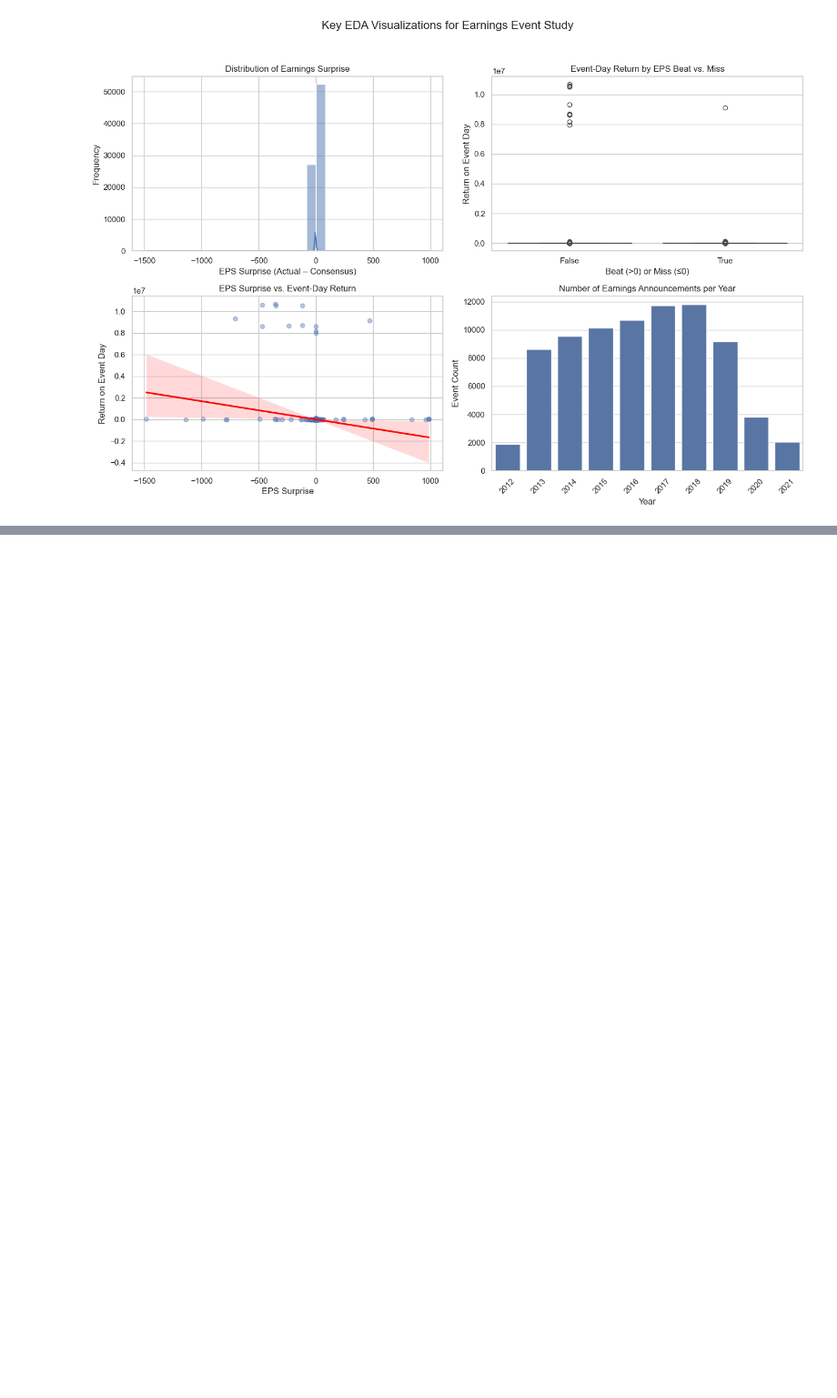
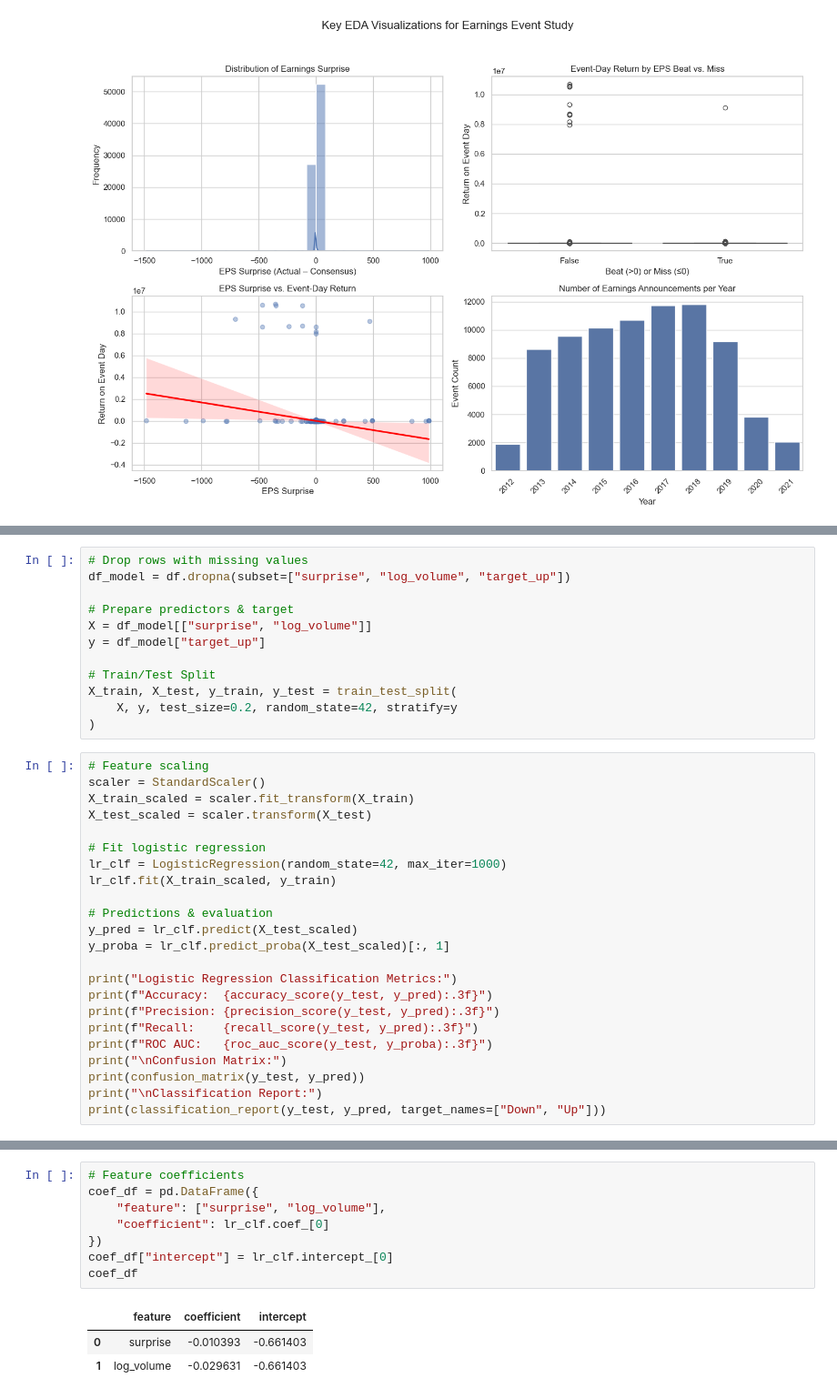
Before and after one commit to edfan1/CIS5450FinalProject, a Jupyter notebook: Notebook.ipynb, the cells around one changed output, grey strips where cells are left out. Shown: that part at 91% size. Drawn from its saved outputs; the diff is of its cells as text; blank space fills up the shorter version.

```diff
--- a/Notebook.ipynb
+++ b/Notebook.ipynb
@@ -147,0 +314,35 @@ plt.show()
+# %%
+# Drop rows with missing values
+df_model = df.dropna(subset=["surprise", "log_volume", "target_up"])
+
+# Prepare predictors & target
+X = df_model[["surprise", "log_volume"]]
+y = df_model["target_up"]
+
+# Train/Test Split
+X_train, X_test, y_train, y_test = train_test_split(
+    X, y, test_size=0.2, random_state=42, stratify=y
+)
+# %%
+# Feature scaling
+scaler = StandardScaler()
+X_train_scaled = scaler.fit_transform(X_train)
+X_test_scaled = scaler.transform(X_test)
+
+# Fit logistic regression
+lr_clf = LogisticRegression(random_state=42, max_iter=1000)
+lr_clf.fit(X_train_scaled, y_train)
+
+# Predictions & evaluation
+y_pred = lr_clf.predict(X_test_scaled)
+y_proba = lr_clf.predict_proba(X_test_scaled)[:, 1]
+
+print("Logistic Regression Classification Metrics:")
+print(f"Accuracy:  {accuracy_score(y_test, y_pred):.3f}")
+print(f"Precision: {precision_score(y_test, y_pred):.3f}")
+print(f"Recall:    {recall_score(y_test, y_pred):.3f}")
+print(f"ROC AUC:   {roc_auc_score(y_test, y_proba):.3f}")
+print("\nConfusion Matrix:")
+print(confusion_matrix(y_test, y_pred))
+print("\nClassification Report:")
+print(classification_report(y_test, y_pred, target_names=["Down", "Up"]))
@@ -147,0 +369,12 @@ plt.show()
+# %%
+# Feature coefficients
+coef_df = pd.DataFrame({
+    "feature": ["surprise", "log_volume"],
+    "coefficient": lr_clf.coef_[0]
+})
+coef_df["intercept"] = lr_clf.intercept_[0]
+coef_df
+# %% [output]
+|  | feature | coefficient | intercept |
+| 0 | surprise | -0.010393 | -0.661403 |
+| 1 | log_volume | -0.029631 | -0.661403 |
```
Also changed, not shown: parts of 19 cells of this notebook.
